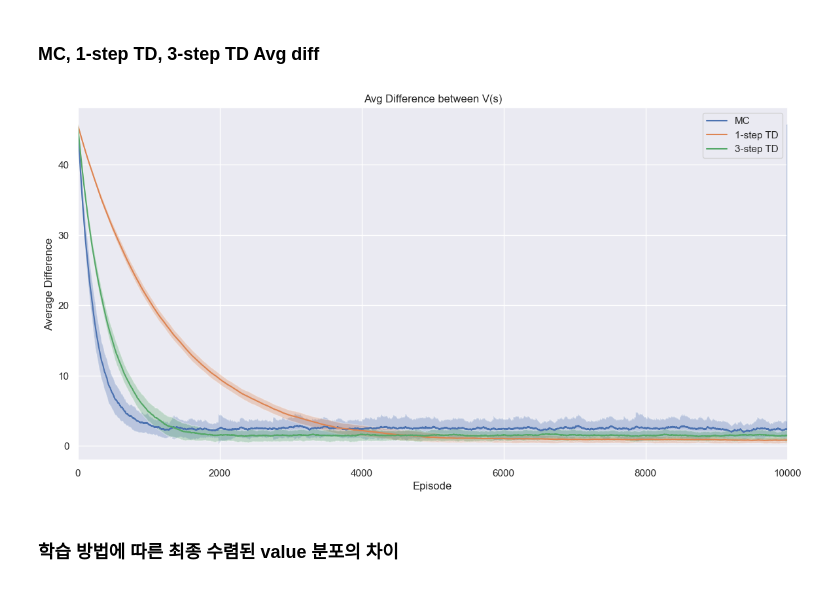
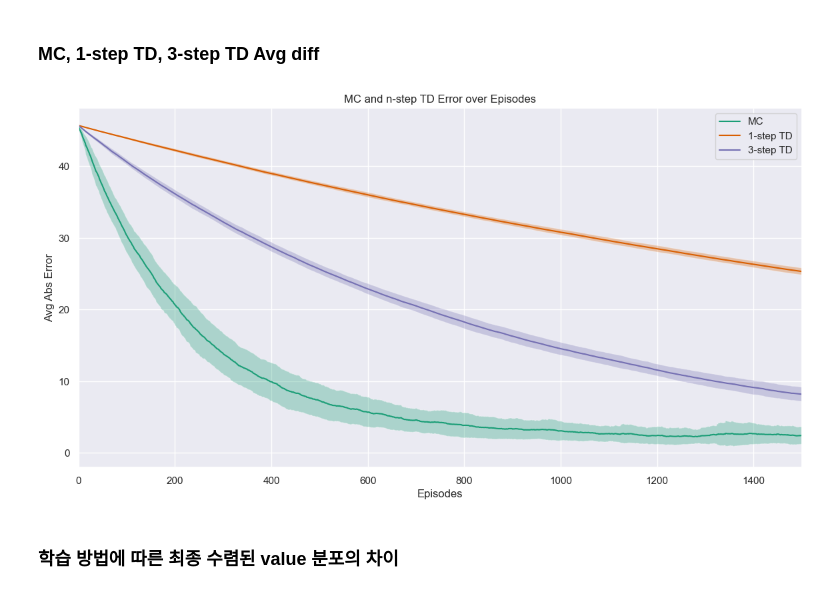
Before and after one commit to webb-c/OSSP2, a Jupyter notebook: analysis.ipynb, the cells around one changed output. Saved outputs shown, nothing was run; the diff lists cells and outputs as text; code cells hidden in the pictures.

```diff
--- a/analysis.ipynb
+++ b/analysis.ipynb
@@ -41,7 +50,7 @@ MC_list = []
 
 for file in MC_fileList:
     mc_df = pd.read_csv(file, header=None)
-    if flag :
+    if not flag :
         flag = True
         answer_series = pd.Series(answer_df.iloc[0].values, index=mc_df.columns)
     diff_df = mc_df.subtract(answer_series, axis=1).abs()
@@ -58,7 +67,7 @@ TD1_list = []
 
 for file in TD1_fileList:
     td1_df = pd.read_csv(file, header=None)
-    if flag :
+    if not flag :
         flag = True
         answer_series = pd.Series(answer_df.iloc[0].values, index=td1_df.columns)
     diff_df = td1_df.subtract(answer_series, axis=1).abs()
@@ -75,7 +84,7 @@ TD3_list = []
 
 for file in TD3_fileList:
     td3_df = pd.read_csv(file, header=None)
-    if flag :
+    if not flag :
         flag = True
         answer_series = pd.Series(answer_df.iloc[0].values, index=td3_df.columns)
     diff_df = td3_df.subtract(answer_series, axis=1).abs()
@@ -160,30 +200,47 @@ for i in range(16):
     column_data_df = pd.concat(column_data, axis=1)
     TD_column_avg.append(column_data_df.mean(axis=1))
     TD_column_std.append(column_data_df.std(axis=1))
+# %%
+# 4. alpha
+MC001_avg_diff_list_df = pd.concat(MC_avg_diff_list_001, axis=1)
+MC001_avg = MC001_avg_diff_list_df.mean(axis=1).iloc[:10000]
+MC001_std = MC001_avg_diff_list_df.std(axis=1).iloc[:10000]
+
+MC0005_avg_diff_list_df = pd.concat(MC_avg_diff_list_0005, axis=1)
+MC0005_avg = MC0005_avg_diff_list_df.mean(axis=1).iloc[:10000]
+MC0005_std = MC0005_avg_diff_list_df.std(axis=1).iloc[:10000]
+
+MC0001_avg_diff_list_df = pd.concat(MC_avg_diff_list_0001, axis=1)
+MC0001_avg = MC0001_avg_diff_list_df.mean(axis=1).iloc[:10000]
+MC0001_std = MC0001_avg_diff_list_df.std(axis=1).iloc[:10000]
 # %% [markdown]
 ## 시각화
 # %% [markdown]
 ### MC, 1-step TD, 3-step TD Avg diff
 # %%
+sns.set_palette("Dark2")
+
 plt.figure(figsize=(14, 7))
 
-sns.lineplot(data=MC_avg, label='MC')
+sns.lineplot(data=MC001_avg, label='MC')
 sns.lineplot(data=TD1_avg, label='1-step TD')
 sns.lineplot(data=TD3_avg, label='3-step TD')
 
-plt.fill_between(range(len(MC_avg+MC_std)), MC_avg-MC_std, MC_avg+MC_std, alpha=0.3)
+# plt.fill_between(range(len(MC_avg+MC_std)), MC_avg-MC_std, MC_avg+MC_std, alpha=0.3)
+plt.fill_between(range(len(MC001_avg+MC001_std)), MC001_avg-MC001_std, MC001_avg+MC001_std, alpha=0.3)
 plt.fill_between(range(len(TD1_avg+TD1_std)), TD1_avg-TD1_std, TD1_avg+TD1_std, alpha=0.3)
 plt.fill_between(range(len(TD3_avg+TD3_std)), TD3_avg-TD3_std, TD3_avg+TD3_std, alpha=0.3)
 
-plt.xlim(0, 10000)
-plt.title('Avg Difference between V(s)')
-plt.xlabel('Episode')
-plt.ylabel('Average Difference')
+plt.xlim(0, 1500)
+plt.title('MC and n-step TD Error over Episodes')
+plt.xlabel('Episodes')
+plt.ylabel('Avg Abs Error')
 plt.legend()
 
 plt.show()
+# plt.savefig(fig_dir+'fig_1', dpi=300, bbox_inches='tight')
 # %% [output]
-[figure, old version]
+[figure, new version]
 # %% [markdown]
 ### 학습 방법에 따른 최종 수렴된 value 분포의 차이
 # %%
```
Also changed, not shown: parts of 7 cells of this notebook, 10 other files.
